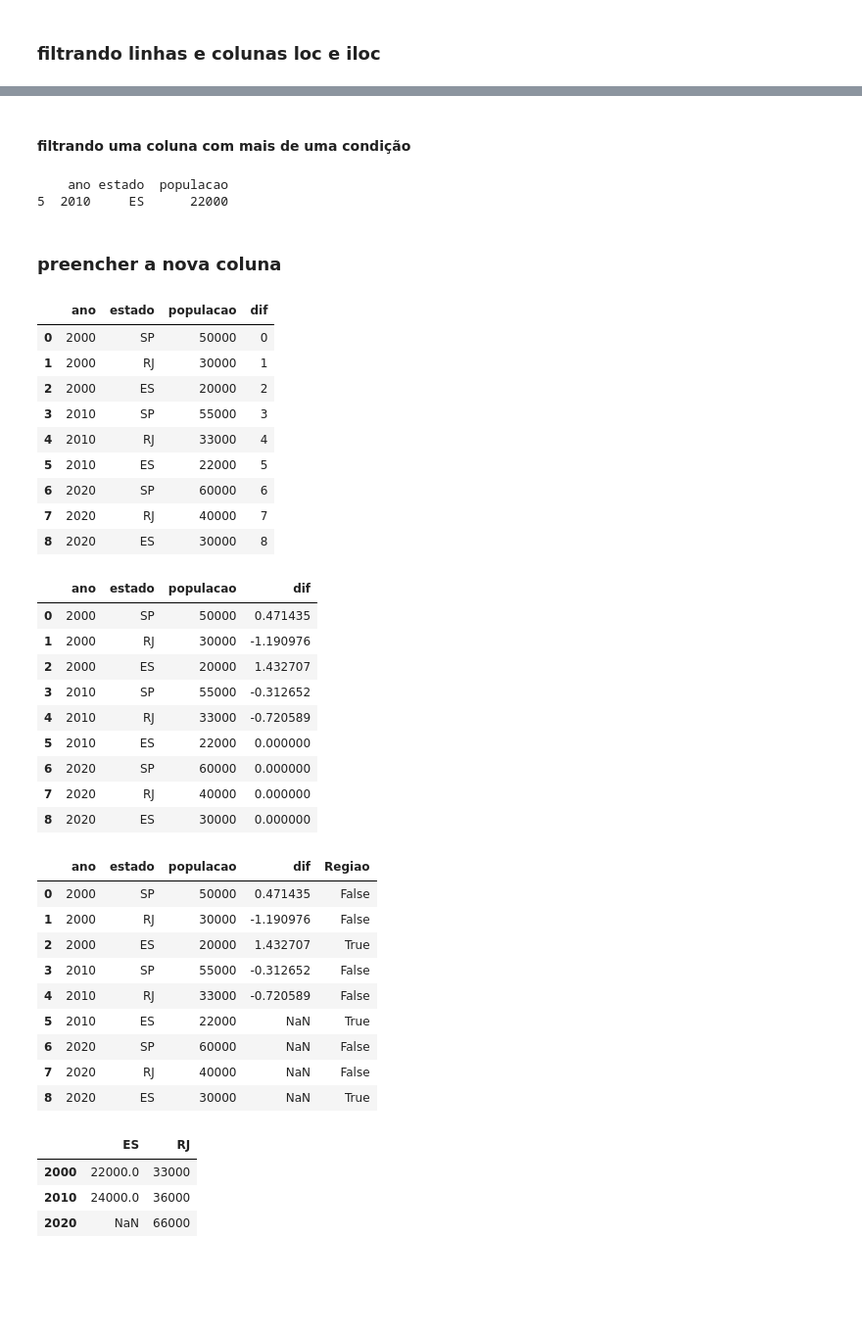
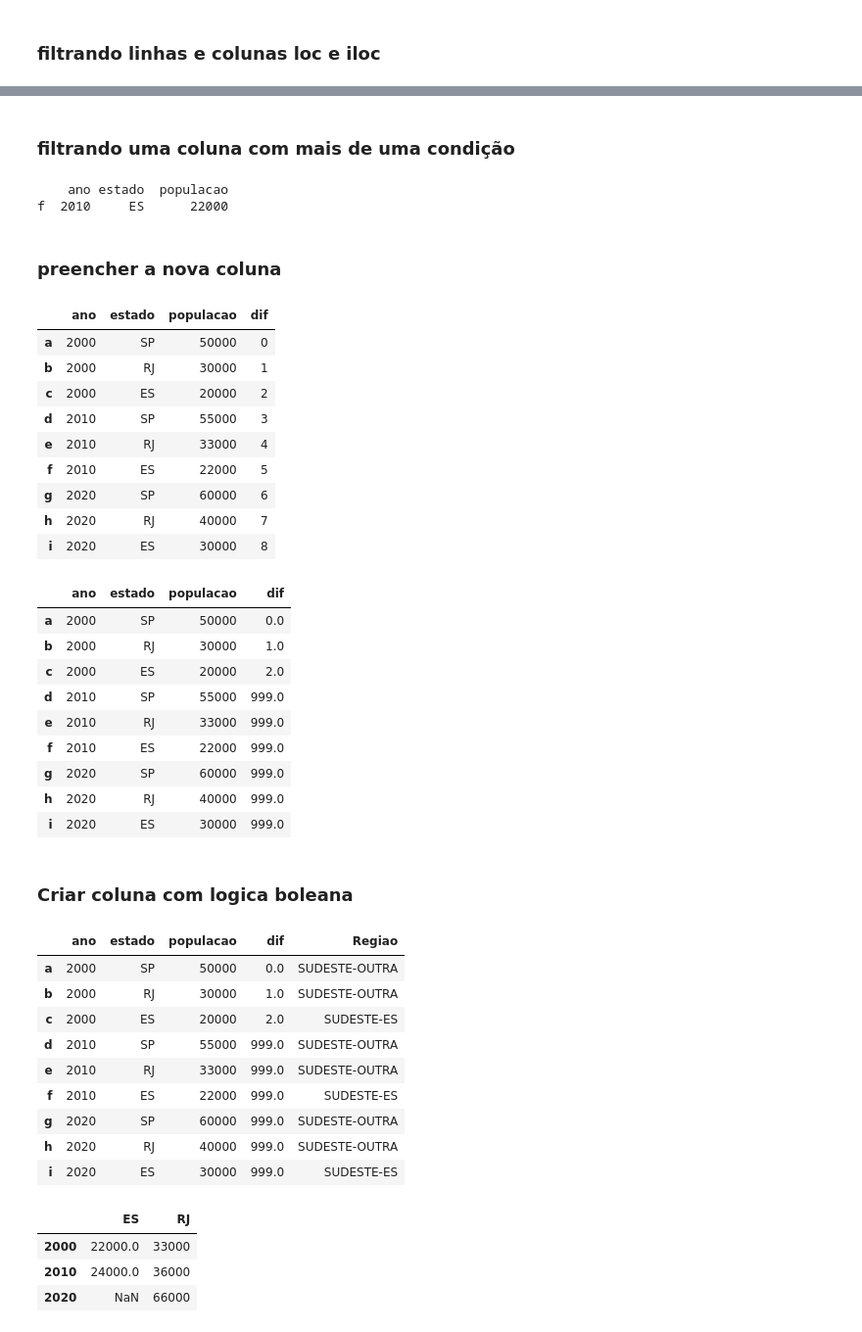
Before and after one commit to leandrobarbieri/pydata-book, a Jupyter notebook: Pandas.ipynb, the cells around one changed output, grey strips where cells are left out. Shown: that part at 98% size. Cells and saved outputs as stored; diff of their text form; code cells hidden in the pictures; blank space fills up the shorter version.

```diff
--- a/Pandas.ipynb
+++ b/Pandas.ipynb
@@ -321,7 +330,8 @@ Sequência atual das colunas: ['estado', 'ano', 'populacao']
 # %% [markdown]
 ### criando colunas em df existente
 # %%
-# criando um df novo com colunas e indices que ainda não exitem no dict (coluna dif e index 9)
+# criando um df novo a partir de um que já existe mas com a coluna dif que ainda não exite
+df3 = pd.DataFrame(dados1, columns=["ano", "estado", "populacao", "dif"],
+                                          index=["a", "b", "c", "d", "e", "f", "g", "h", "i"])
 
-df3 = pd.DataFrame(dados1, columns=["ano", "estado", "populacao", "dif"],
-                                          index=[0, 1, 2, 3, 4, 5, 6, 7, 8])
+df3
@@ -364,5 +372,5 @@ print(dados_es[["ano", "estado"]])
 # %% [markdown]
-#### filtrando uma coluna com mais de uma condição
+### filtrando uma coluna com mais de uma condição
 # %%
 # filtrando uma coluna com mais de uma condição
 dados_es_2010 = df3.loc[ (df3["ano"] == 2010) & (df3["estado"] == "ES") ]
@@ -370,7 +378,7 @@ dados_es_2010 = df3.loc[ (df3["ano"] == 2010) & (df3["estado"] == "ES") ]
 print(dados_es_2010[["ano", "estado", "populacao"]])
 # %% [output]
     ano estado  populacao
-5  2010     ES      22000
+f  2010     ES      22000
 # %% [markdown]
 ### preencher a nova coluna
 # %%
@@ -379,51 +387,54 @@ df3["dif"] = np.arange(len(df3))
 df3
 # %% [output]
 |  | ano | estado | populacao | dif |
-| 0 | 2000 | SP | 50000 | 0 |
-| 1 | 2000 | RJ | 30000 | 1 |
-| 2 | 2000 | ES | 20000 | 2 |
-| 3 | 2010 | SP | 55000 | 3 |
-| 4 | 2010 | RJ | 33000 | 4 |
-| 5 | 2010 | ES | 22000 | 5 |
-| 6 | 2020 | SP | 60000 | 6 |
-| 7 | 2020 | RJ | 40000 | 7 |
-| 8 | 2020 | ES | 30000 | 8 |
+| a | 2000 | SP | 50000 | 0 |
+| b | 2000 | RJ | 30000 | 1 |
+| c | 2000 | ES | 20000 | 2 |
+| d | 2010 | SP | 55000 | 3 |
+| e | 2010 | RJ | 33000 | 4 |
+| f | 2010 | ES | 22000 | 5 |
+| g | 2020 | SP | 60000 | 6 |
+| h | 2020 | RJ | 40000 | 7 |
+| i | 2020 | ES | 30000 | 8 |
 # %%
-# Cria uma serie independente somente com 3 valores
+# Cria uma serie independente somente com valores ["a", "b", "c"]
 # Faz um left join da serie com o dataframe. Somente onde os indices da nova serie correspondem com o dataframe será inserido
-valores_dif = pd.Series(np.random.randn(5))
+valores_dif = pd.Series(np.arange(3), index=["a", "b", "c"])
 
-# Preenche os 5 primeiros registros com os valores da serie
+# Preenche os primeiros registros com os valores da serie. Acontece um pareamento dos índices do df com a serie
 df3["dif"] = valores_dif
 
 # completa os demais com o valor zero
-df3.fillna(value=0)
+df3.fillna(value=999, inplace=True)
+df3
 # %% [output]
 |  | ano | estado | populacao | dif |
-| 0 | 2000 | SP | 50000 | 0.471435 |
-| 1 | 2000 | RJ | 30000 | -1.190976 |
-| 2 | 2000 | ES | 20000 | 1.432707 |
-| 3 | 2010 | SP | 55000 | -0.312652 |
-| 4 | 2010 | RJ | 33000 | -0.720589 |
-| 5 | 2010 | ES | 22000 | 0.000000 |
-| 6 | 2020 | SP | 60000 | 0.000000 |
-| 7 | 2020 | RJ | 40000 | 0.000000 |
-| 8 | 2020 | ES | 30000 | 0.000000 |
+| a | 2000 | SP | 50000 | 0.0 |
+| b | 2000 | RJ | 30000 | 1.0 |
+| c | 2000 | ES | 20000 | 2.0 |
+| d | 2010 | SP | 55000 | 999.0 |
+| e | 2010 | RJ | 33000 | 999.0 |
+| f | 2010 | ES | 22000 | 999.0 |
+| g | 2020 | SP | 60000 | 999.0 |
+| h | 2020 | RJ | 40000 | 999.0 |
+| i | 2020 | ES | 30000 | 999.0 |
+# %% [markdown]
+### Criar coluna com logica boleana
 # %%
 # Criando uma nova coluna a partir de um resultado lógico de outra
-df3["Regiao"] = df3["estado"] == "ES"
+df3["Regiao"] = ["SUDESTE-ES" if uf == "ES" else "SUDESTE-OUTRA" for uf in df3["estado"]]
 df3
 # %% [output]
 |  | ano | estado | populacao | dif | Regiao |
-| 0 | 2000 | SP | 50000 | 0.471435 | False |
-| 1 | 2000 | RJ | 30000 | -1.190976 | False |
-| 2 | 2000 | ES | 20000 | 1.432707 | True |
-| 3 | 2010 | SP | 55000 | -0.312652 | False |
-| 4 | 2010 | RJ | 33000 | -0.720589 | False |
-| 5 | 2010 | ES | 22000 | NaN | True |
-| 6 | 2020 | SP | 60000 | NaN | False |
-| 7 | 2020 | RJ | 40000 | NaN | False |
-| 8 | 2020 | ES | 30000 | NaN | True |
+| a | 2000 | SP | 50000 | 0.0 | SUDESTE-OUTRA |
+| b | 2000 | RJ | 30000 | 1.0 | SUDESTE-OUTRA |
+| c | 2000 | ES | 20000 | 2.0 | SUDESTE-ES |
+| d | 2010 | SP | 55000 | 999.0 | SUDESTE-OUTRA |
+| e | 2010 | RJ | 33000 | 999.0 | SUDESTE-OUTRA |
+| f | 2010 | ES | 22000 | 999.0 | SUDESTE-ES |
+| g | 2020 | SP | 60000 | 999.0 | SUDESTE-OUTRA |
+| h | 2020 | RJ | 40000 | 999.0 | SUDESTE-OUTRA |
+| i | 2020 | ES | 30000 | 999.0 | SUDESTE-ES |
 # %%
 # dict de dicts de população dos estados
 pop = {"ES": {2000: 22000, 2010: 24000},
```
Also changed, not shown: parts of 77 cells of this notebook.
